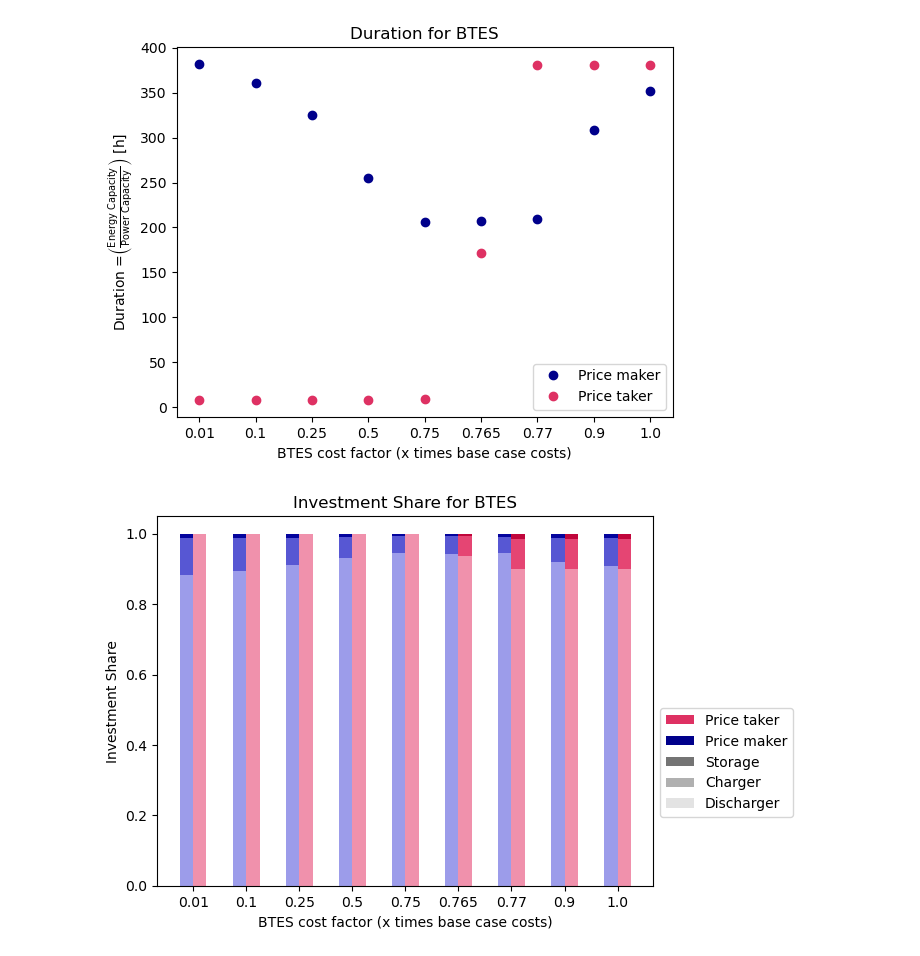
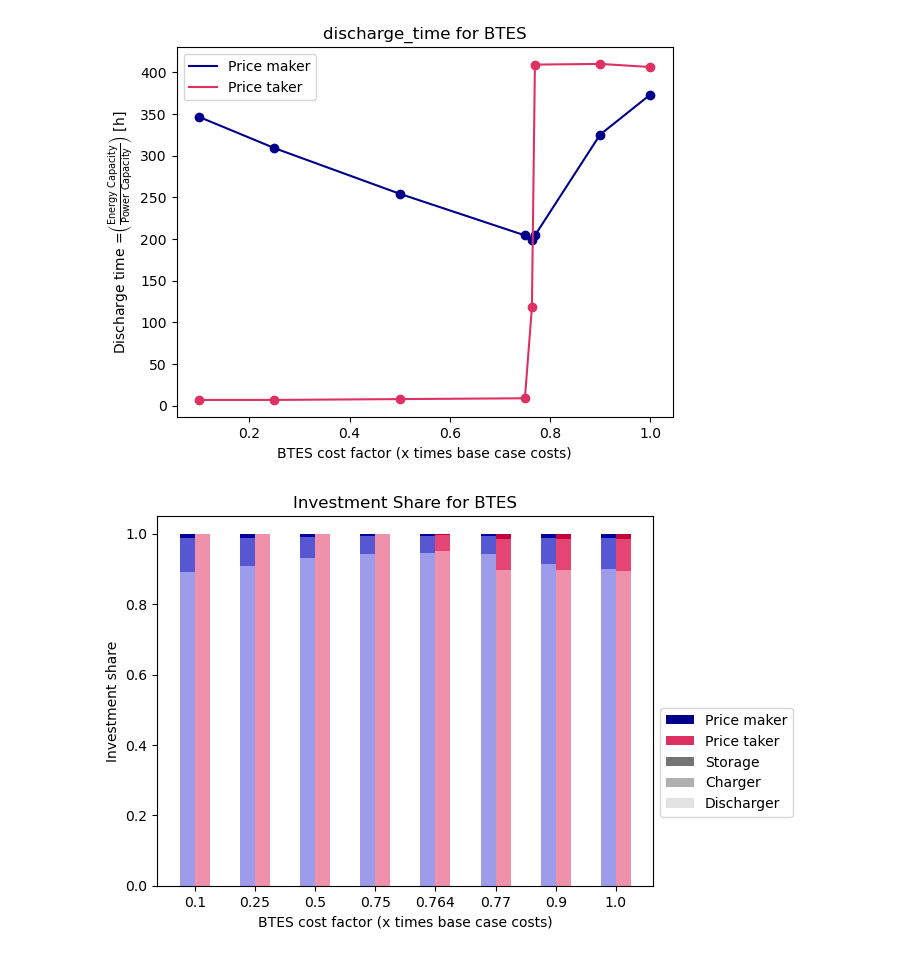
Before and after one commit to carnegie/clab_underground_th_storage, a Jupyter notebook: plot_price_taker.ipynb, the cells around one changed output. Saved outputs shown, nothing was run; the diff lists cells and outputs as text; code cells hidden in the pictures.

Commit message:
Rerun with corrected electricity cost

```diff
--- a/plot_price_taker.ipynb
+++ b/plot_price_taker.ipynb
@@ -11,7 +11,7 @@ data_path_taker = 'output_data/btes_base_case_orca_{0}price_taker/btes_output_pr
 data_path_maker = 'output_data/btes_base_case_orca{0}/btes_output_BTES_costsx#COST.pickle'.format(case)
 
 # Prices to scan
-prices = ['0p01', '0p1', '0p25','0p5', '0p75', '0p765', '0p77', '0p9','1p0']
+prices = ['0p1', '0p25','0p5', '0p75', '0p764', '0p77', '0p9','1p0']
 
 # Colors
 colors = {'price_taker': '#DE3163', 'price_maker': '#00008B'}
@@ -48,16 +48,14 @@ def plot_bars_maker_taker(x,y, xlabel, ylabel, title=None, split_bars=False):
     Plot bar chart for price maker and price taker
     """
     plt.figure()
-    # Convert x values to str
     x_ticks = np.arange(len(x))
     multiplier = 0
     width =  0.25
     for run,cost in y.items():
         offset = width * (multiplier+0.5)
         if not split_bars:
-            # plt.bar(x_ticks+offset, cost, color=colors[run], width=width, label=run)
-            # Plot as points
             plt.plot(x, cost, 'o', color=colors[run], label=run)
+            plt.plot(x, cost, color=colors[run], label=run)
         else:
             for iv,vals in enumerate(cost):
                 bottom = 0
@@ -81,8 +79,8 @@ def plot_bars_maker_taker(x,y, xlabel, ylabel, title=None, split_bars=False):
     else:
         # Custom legend
         legend_elements = [
+            Patch(facecolor=colors['price_maker'], label='Price maker'),
             Patch(facecolor=colors['price_taker'], label='Price taker'),
-            Patch(facecolor=colors['price_maker'], label='Price maker'),
             Patch(facecolor='#747474', label='Storage'),
             Patch(facecolor='#b0b0b0', label='Charger'),
             Patch(facecolor='#e3e3e3', label='Discharger'),
@@ -112,9 +110,11 @@ def plot_curve_maker_taker(var, run, xlabel, ylabel, title=None):
 # %%
 # Collect results
 rev_per_inv = {'price_maker': [], 'price_taker': []}
-duration = {'price_maker': [], 'price_taker': []}
+discharge_time = {'price_maker': [], 'price_taker': []}
 inv = {'price_maker': [], 'price_taker': []}
+capacity = {'price_maker': [], 'price_taker': []}
 energy_in_store = {'price_maker': [], 'price_taker': []}
+
 # Loop over prices in descending order
 for price in prices:
     # Get results
@@ -132,7 +132,7 @@ for price in prices:
         cost = (-1) * cost / btes_investment
         rev_per_inv['price_maker' if run == 'maker' else 'price_taker'].append(cost)
 
-        # Calculate duration
+        # Calculate discharge_time
         granite = comp_res[comp_res.index == ('Store', 'granite')]
         discharger = comp_res[comp_res.index == ('Link', 'BTES_discharger')]
         charger = comp_res[comp_res.index == ('Link', 'BTES_charger')]
@@ -141,11 +141,14 @@ for price in prices:
         discharger_opt_cap = discharger['Optimal Capacity [MW]'].values[0]
         dur = granite_opt_cap / discharger_opt_cap
 
-        duration['price_maker' if run == 'maker' else 'price_taker'].append(dur)
+        discharge_time['price_maker' if run == 'maker' else 'price_taker'].append(dur)
 
         # Get investment
         inv['price_maker' if run == 'maker' else 'price_taker'].append([discharger['Capital Expenditure [$]'].values[0], charger['Capital Expenditure [$]'].values[0], granite['Capital Expenditure [$]'].values[0]])
 
+        # Get optimal capacity
+        capacity['price_maker' if run == 'maker' else 'price_taker'].append([discharger_opt_cap, charger['Optimal Capacity [MW]'].values[0], granite_opt_cap])
+
         # Get energy in store
         plot_curve_maker_taker(time_res['granite e']/btes_investment, ('price_maker' if run == 'maker' else 'price_taker')+'_'+price, 'Time [h]', 'Energy in store per investment [MWh/$ invested]', 'Energy in store for price maker and price taker')
 # %% [output]
@@ -153,10 +156,10 @@ for price in prices:
 # %%
 # Replace p with . in prices
-prices = [price.replace('p', '.') for price in prices]
+prices = [float(price.replace('p', '.')) for price in prices]
 # Plot revenue per investment
-plot_bars_maker_taker(prices, rev_per_inv, 'BTES cost factor (x times base case costs)', 'Value added per Investment [$/(\$ invested)]', 'Value added per Investment for BTES')
-# Plot duration
-plot_bars_maker_taker(prices, duration, 'BTES cost factor (x times base case costs)', r'Duration =$\left( \frac{\mathrm{Energy \ Capacity}}{\mathrm{Power \ Capacity}} \right)$ [h]', 'Duration for BTES')
+plot_bars_maker_taker(prices, rev_per_inv, 'BTES cost factor (x times base case costs)', 'Value added per investment [$/(\$ invested)]', 'Value added per Investment for BTES')
+# Plot discharge_time
+plot_bars_maker_taker(prices, discharge_time, 'BTES cost factor (x times base case costs)', r'Discharge time =$\left( \frac{\mathrm{Energy \ Capacity}}{\mathrm{Power \ Capacity}} \right)$ [h]', 'discharge_time for BTES')
 # Plot investment share
-plot_bars_maker_taker(prices, inv, 'BTES cost factor (x times base case costs)', 'Investment Share', 'Investment Share for BTES', split_bars=True)
+plot_bars_maker_taker(prices, inv, 'BTES cost factor (x times base case costs)', 'Investment share', 'Investment Share for BTES', split_bars=True)
 # %% [output]
@@ -164,2 +167,2 @@ plot_bars_maker_taker(prices, inv, 'BTES cost factor (x times base case costs)',
-[figure, old version]
+[figure, new version]
-[figure, old version]
+[figure, new version]
```
Also changed, not shown: parts of 2 cells of this notebook, 5 other files.
